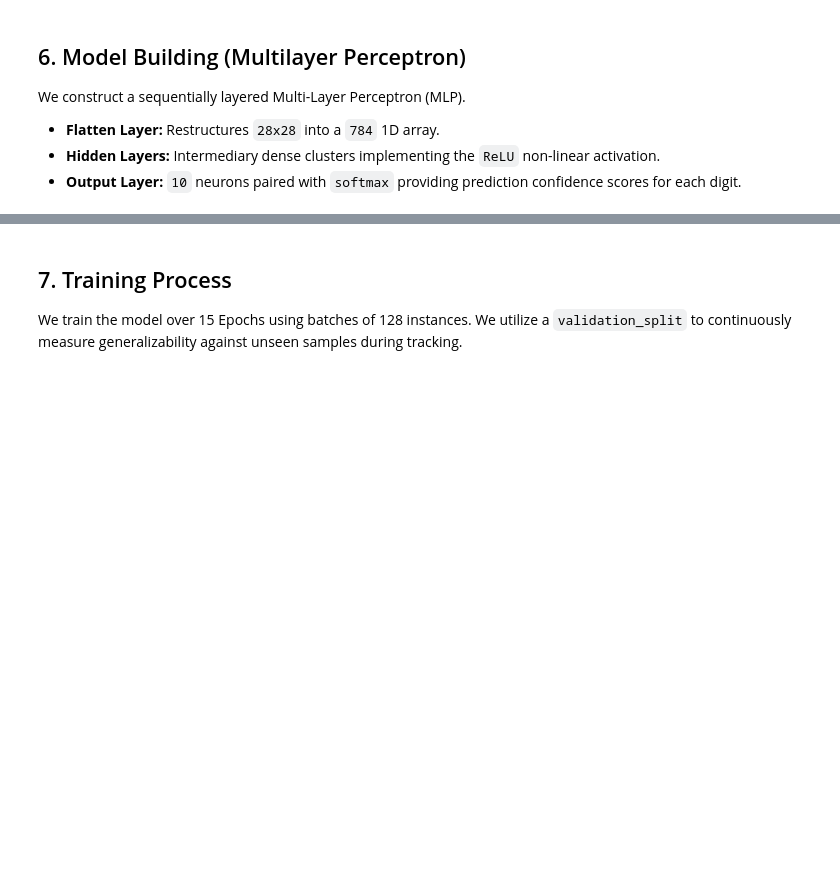
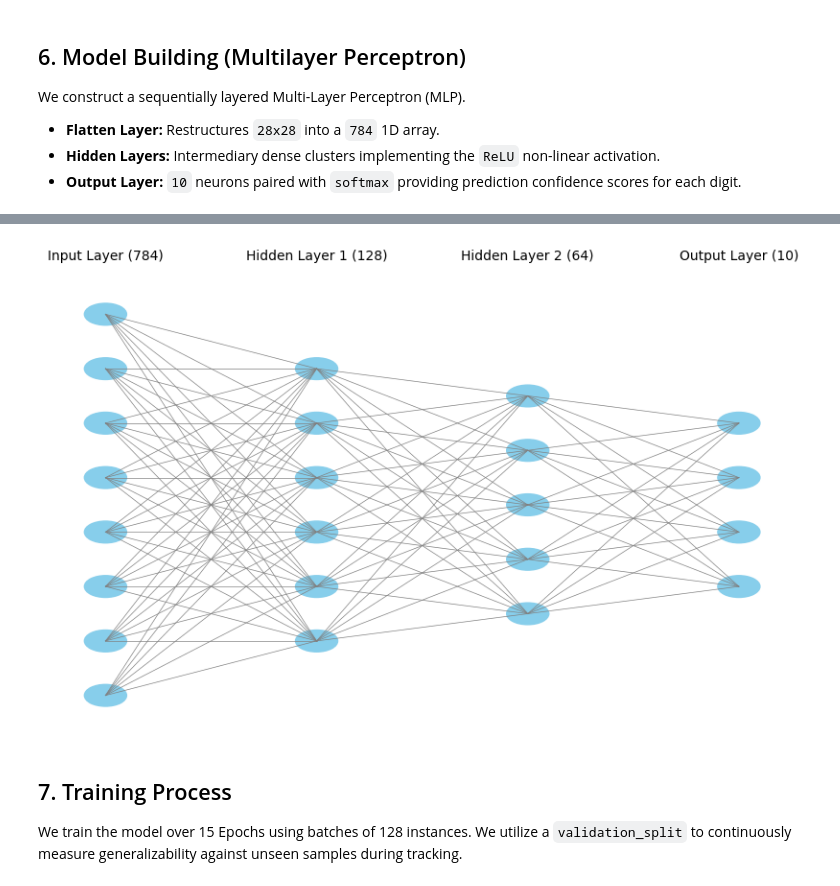
Before and after one commit to parthanallelu/digit-classifier-mobile, a Jupyter notebook: notebook/train_model.ipynb, the cells around one changed output, grey strips where cells are left out. Cells and saved outputs as stored; diff of their text form; code cells hidden in the pictures; blank space fills up the shorter version.

Commit message:
feat: add model visualization to notebook and update trained model

```diff
--- a/notebook/train_model.ipynb
+++ b/notebook/train_model.ipynb
@@ -116,3 +152,43 @@ Model: "sequential"
+# %%
+import matplotlib.pyplot as plt
+
+def draw_nn():
+    fig, ax = plt.subplots(figsize=(10,6))
+
+    # Layer sizes (simplified for visualization)
+    layers = [8, 6, 5, 4]
+    # (Instead of 784 → we show 8 nodes visually)
+
+    positions = []
+
+    for i, layer_size in enumerate(layers):
+        layer_pos = []
+        for j in range(layer_size):
+            x = i * 2
+            y = j - layer_size/2
+            circle = plt.Circle((x, y), 0.2, color='skyblue')
+            ax.add_patch(circle)
+            layer_pos.append((x, y))
+        positions.append(layer_pos)
+
+    # Draw connections
+    for i in range(len(positions)-1):
+        for (x1, y1) in positions[i]:
+            for (x2, y2) in positions[i+1]:
+                ax.plot([x1, x2], [y1, y2], 'gray', linewidth=0.5)
+
+    # Labels
+    ax.text(0, 4, "Input Layer (784)", ha='center')
+    ax.text(2, 4, "Hidden Layer 1 (128)", ha='center')
+    ax.text(4, 4, "Hidden Layer 2 (64)", ha='center')
+    ax.text(6, 4, "Output Layer (10)", ha='center')
+
+    ax.axis('off')
+    plt.show()
+
+draw_nn()
+# %% [output]
+[figure, added]
 # %% [markdown]
 ## 7. Training Process
 
```
Also changed, not shown: parts of 8 cells of this notebook, 1 other file.
